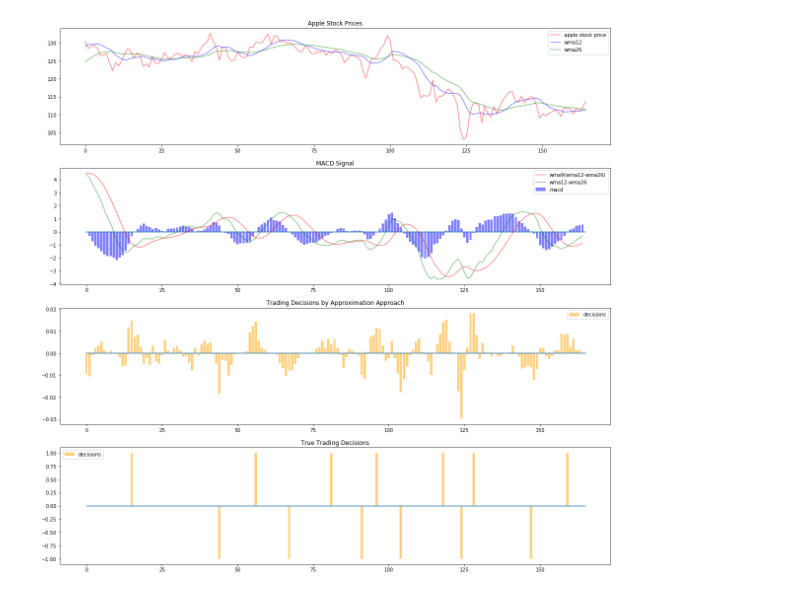
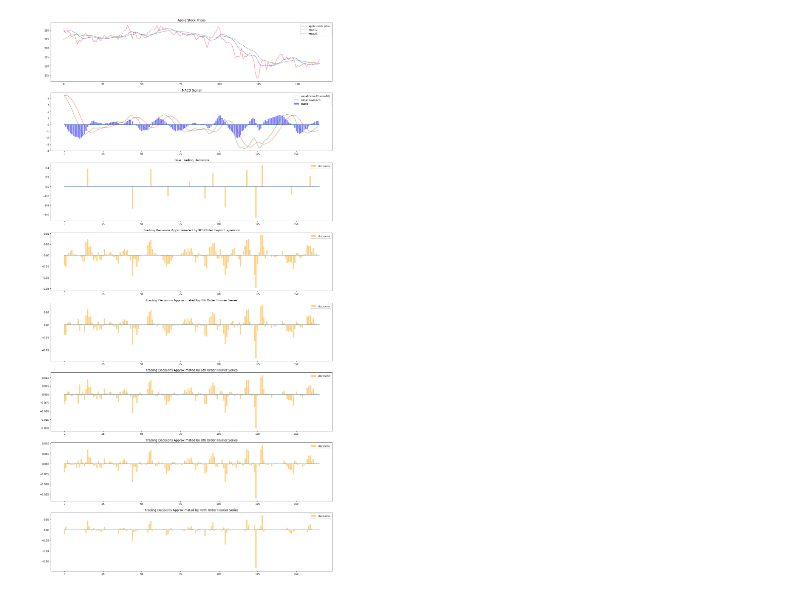
Before and after one commit to ht-weng/HETSA, a Jupyter notebook: FinancialApplications/macd-Plaintext/macd.ipynb, the cells around one changed output. Drawn from its saved outputs; the diff is of its cells as text; code cells hidden in the pictures.

Commit message:
Update MACD

```diff
--- a/FinancialApplications/macd-Plaintext/macd.ipynb
+++ b/FinancialApplications/macd-Plaintext/macd.ipynb
@@ -11,0 +20,8 @@ apple = apple[:time_max]
+# %%
+def p6(x):
+    result = -0.582052373236*(x**6)+1.21260911091*(x**4)-1.09134811982*(x**2)+0.5*x-0.0454728416593
+    return result
+# %%
+def p8(x):
+    result = 1.293426001*(x**8)-3.209316529*(x**6)+2.829374948*(x**4)-1.414687474*(x**2)+0.5*x-0.0353636855
+    return result
@@ -90,7 +186,7 @@ def dec(macd):
 
     for i in range(1, len(macd)):
         dec_point = flip_relu(macd[i-1]*macd[i])
-        decision = sign(dec_point*(macd[i-1] - macd[i]))
+        decision = dec_point*(macd[i-1] - macd[i])
         decisions.append(decision)
 
     return decisions
@@ -190,40 +358,75 @@ macd_wma = [wma_diff_i - wma9_i for wma_diff_i, wma9_i in zip(wma_diff, wma9)]
 
 decisions_wma = dec(macd_wma)
 decisions_wma_approx = dec_approx(macd_wma, 0.5)
+decisions_wma_approx_p4 = dec_approx_p4(macd_wma, 0.5)
+decisions_wma_approx_p6 = dec_approx_p6(macd_wma, 0.5)
+decisions_wma_approx_p8 = dec_approx_p8(macd_wma, 0.5)
+decisions_wma_approx_relu = dec_approx_relu_approx(macd_wma, 1, 40, 5)
 
 apple = apple[35:]
 wma12 = wma12[9:]
 wma26 = wma26[9:]
 # %%
 # Plot the weighted moving averages, apple stock prices and trading decisions
-fig, (ax1, ax2, ax3, ax4) = plt.subplots(4, figsize = (20, 20))
+fig, (ax1, ax2, ax3, ax4, ax5, ax6, ax7, ax8) = plt.subplots(8, figsize = (20, 40))
 x_range = np.arange(0, len(macd_wma), 1)
 x_range2 = np.arange(0, len(decisions_wma), 1)
 x, y = [0, len(macd_wma)], [0, 0]
+
+x_buy, y_buy = [0, len(macd_wma)], [0.01, 0.01]
+x_sell, y_sell = [0, len(macd_wma)], [-0.01, -0.01]
 
 ax1.plot(apple, color='red', alpha=0.5, label='apple stock price')
 ax1.plot(wma12, color='blue', alpha=0.5, label='wma12')
 ax1.plot(wma26, color='green', alpha=0.5, label='wma26')
 ax1.set_title('Apple Stock Prices')
 ax1.legend()
 
 ax2.plot(x, y)
 ax2.bar(x_range, macd_wma, color='blue', alpha=0.5, label='macd')
 ax2.plot(wma9, color='red', alpha=0.5, label='wma9(wma12-wma26)')
 ax2.plot(wma_diff, color='green', alpha=0.5, label='wma12-wma26')
 ax2.set_title('MACD Signal')
 ax2.legend()
 
-ax3.bar(x_range2, decisions_wma_approx, color='orange', alpha=0.5, label='decisions')
+ax3.bar(x_range2, decisions_wma, color='orange', alpha=0.5, label='decisions')
 ax3.plot(x, y)
-ax3.set_title('Trading Decisions by Approximation Approach')
+ax3.set_title('True Trading Decisions')
 ax3.legend()
 
-ax4.bar(x_range2, decisions_wma, color='orange', alpha=0.5, label='decisions')
+# ax4.plot(x_buy, y_buy)
+# ax4.plot(x_sell, y_sell)
+ax4.bar(x_range2, decisions_wma_approx, color='orange', alpha=0.5, label='decisions')
 ax4.plot(x, y)
-ax4.set_title('True Trading Decisions')
+ax4.set_title('Trading Decisions Approximated by 9th Order Taylor Expansion')
 ax4.legend()
 
+# ax5.plot(x_buy, y_buy)
+# ax5.plot(x_sell, y_sell)
+ax5.bar(x_range2, decisions_wma_approx_p4, color='orange', alpha=0.5, label='decisions')
+ax5.plot(x, y)
+ax5.set_title('Trading Decisions Approximated by 4th Order Fourier Series')
+ax5.legend()
+
+# ax6.plot(x_buy, y_buy)
+# ax6.plot(x_sell, y_sell)
+ax6.bar(x_range2, decisions_wma_approx_p6, color='orange', alpha=0.5, label='decisions')
+ax6.plot(x, y)
+ax6.set_title('Trading Decisions Approximated by 6th Order Fourier Series')
+ax6.legend()
+
+# ax7.plot(x_buy, y_buy)
+# ax7.plot(x_sell, y_sell)
+ax7.bar(x_range2, decisions_wma_approx_p8, color='orange', alpha=0.5, label='decisions')
+ax7.plot(x, y)
+ax7.set_title('Trading Decisions Approximated by 8th Order Fourier Series')
+ax7.legend()
+
+ax8.bar(x_range2, decisions_wma_approx_relu, color='orange', alpha=0.5, label='decisions')
+ax8.plot(x, y)
+ax8.set_title('Trading Decisions Approximated by 40th Order Fourier Series')
+ax8.legend()
+
 plt.show()
 # %% [output]
-[figure, old version]
+[figure, new version]
```
Also changed, not shown: parts of 14 cells of this notebook, 1 other file.
